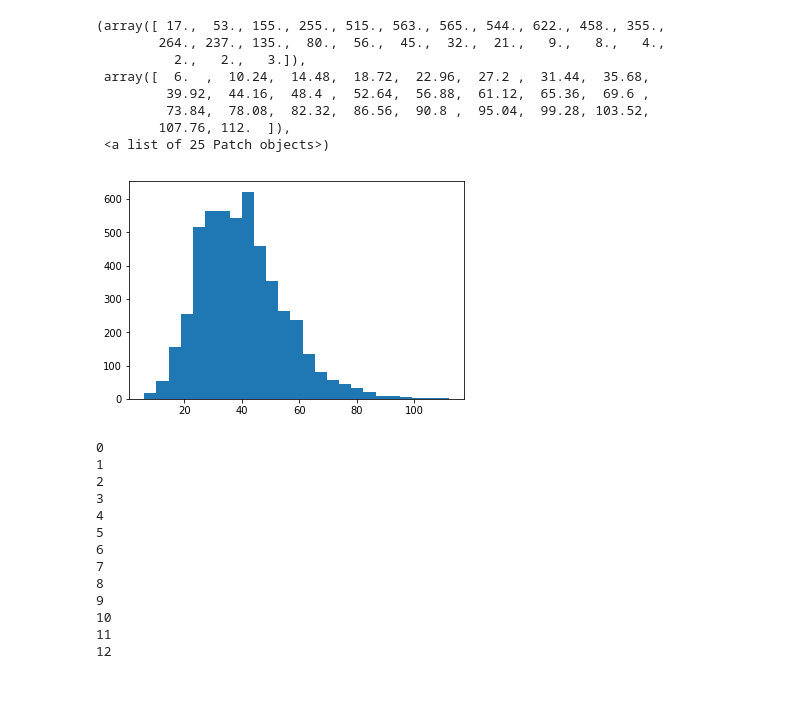
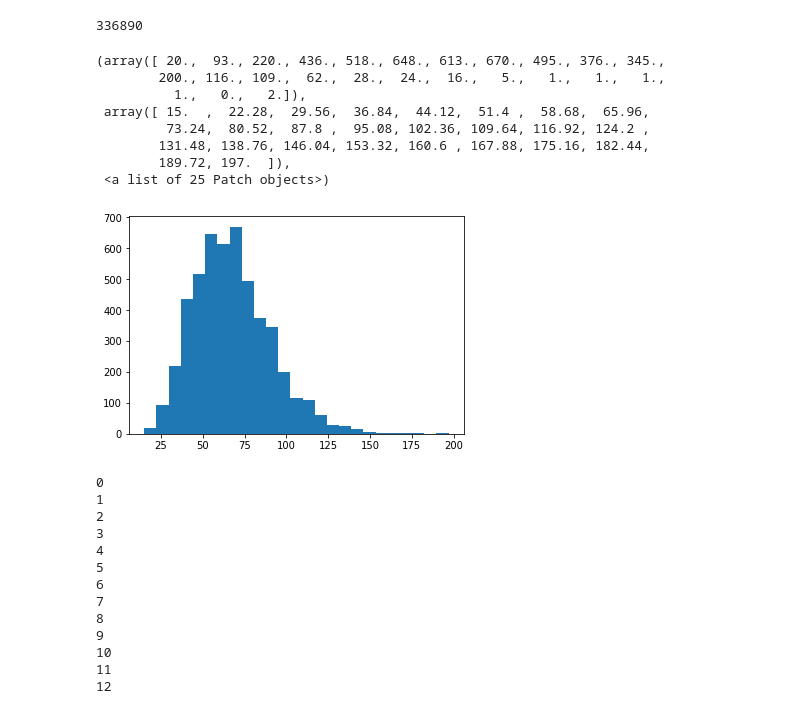
Before and after one commit to shiny-colors/Statistics_model_Python, a Jupyter notebook: Hierarchical_Gaussian_Process_Regression_model.ipynb, the cells around one changed output. Drawn from its saved outputs; the diff is of its cells as text; code cells hidden in the pictures.

```diff
--- a/Hierarchical_Gaussian_Process_Regression_model.ipynb
+++ b/Hierarchical_Gaussian_Process_Regression_model.ipynb
@@ -68,22 +73,24 @@ def cov2cor(Cov):
 # %%
 ####データの発生####
 ##データの設定
 type_n = 3
 hh = 5000
-pt = np.random.poisson(np.random.gamma(10.0, 1/0.25, hh), hh)
+pt = np.random.poisson(np.random.gamma(10.0, 1/0.15, hh), hh)
 pt[pt <= 5] = 5
 hhpt = np.sum(pt)
+print(hhpt)
 plt.hist(pt, bins=25)
 # %% [output]
-(array([ 17.,  53., 155., 255., 515., 563., 565., 544., 622., 458., 355.,
-        264., 237., 135.,  80.,  56.,  45.,  32.,  21.,   9.,   8.,   4.,
-          2.,   2.,   3.]),
- array([  6.  ,  10.24,  14.48,  18.72,  22.96,  27.2 ,  31.44,  35.68,
-         39.92,  44.16,  48.4 ,  52.64,  56.88,  61.12,  65.36,  69.6 ,
-         73.84,  78.08,  82.32,  86.56,  90.8 ,  95.04,  99.28, 103.52,
-        107.76, 112.  ]),
- <a list of 25 Patch objects>)
+336890
+(array([ 20.,  93., 220., 436., 518., 648., 613., 670., 495., 376., 345.,
+        200., 116., 109.,  62.,  28.,  24.,  16.,   5.,   1.,   1.,   1.,
+          1.,   0.,   2.]),
+ array([ 15.  ,  22.28,  29.56,  36.84,  44.12,  51.4 ,  58.68,  65.96,
+         73.24,  80.52,  87.8 ,  95.08, 102.36, 109.64, 116.92, 124.2 ,
+        131.48, 138.76, 146.04, 153.32, 160.6 , 167.88, 175.16, 182.44,
+        189.72, 197.  ]),
+ <a list of 25 Patch objects>)
-[figure, old version]
+[figure, new version]
 # %%
 ##IDとインデックスを作成
 #IDの作成
```
Also changed, not shown: parts of 12 cells of this notebook.
